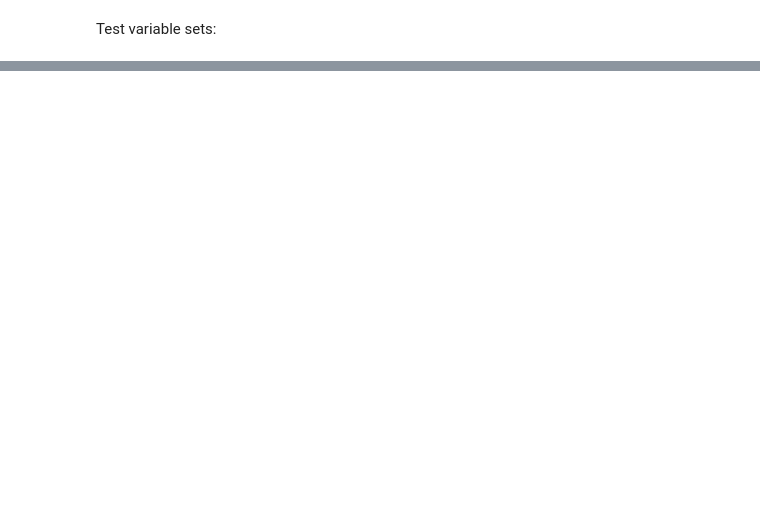
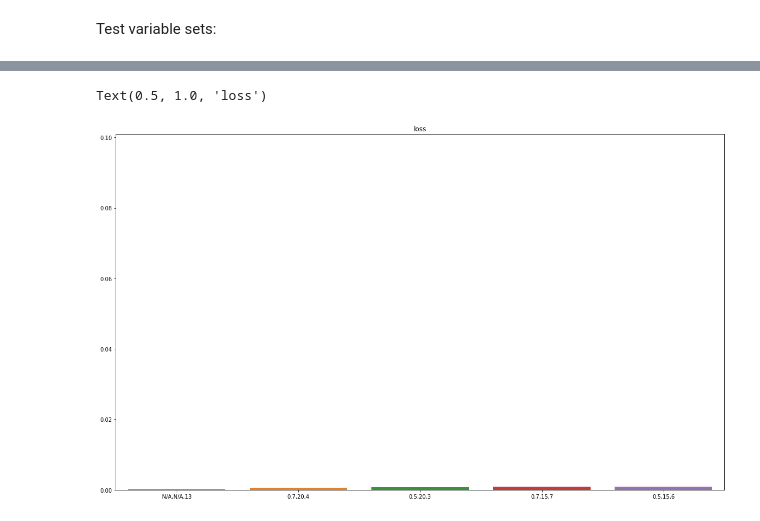
Before and after one commit to mgoncerz/SeparationPowerTool, a Jupyter notebook: automatedTest.ipynb, the cells around one changed output, grey strips where cells are left out. Cells and saved outputs as stored; diff of their text form; code cells hidden in the pictures; blank space fills up the shorter version.

```diff
--- a/automatedTest.ipynb
+++ b/automatedTest.ipynb
@@ -224,0 +319,7 @@ for variable_set in variable_sets:
+# %%
+f, ax = plt.subplots(figsize=(20,12))
+ax.set_ylim(bottom = max(min(losses) - 0.1, 0), top = min(max(losses) + 0.1, 1))
+seaborn.barplot(x=labels, y=losses).set_title('loss')
+# %% [output]
+Text(0.5, 1.0, 'loss')
+[figure, added]
```
Also changed, not shown: parts of 15 cells of this notebook.
